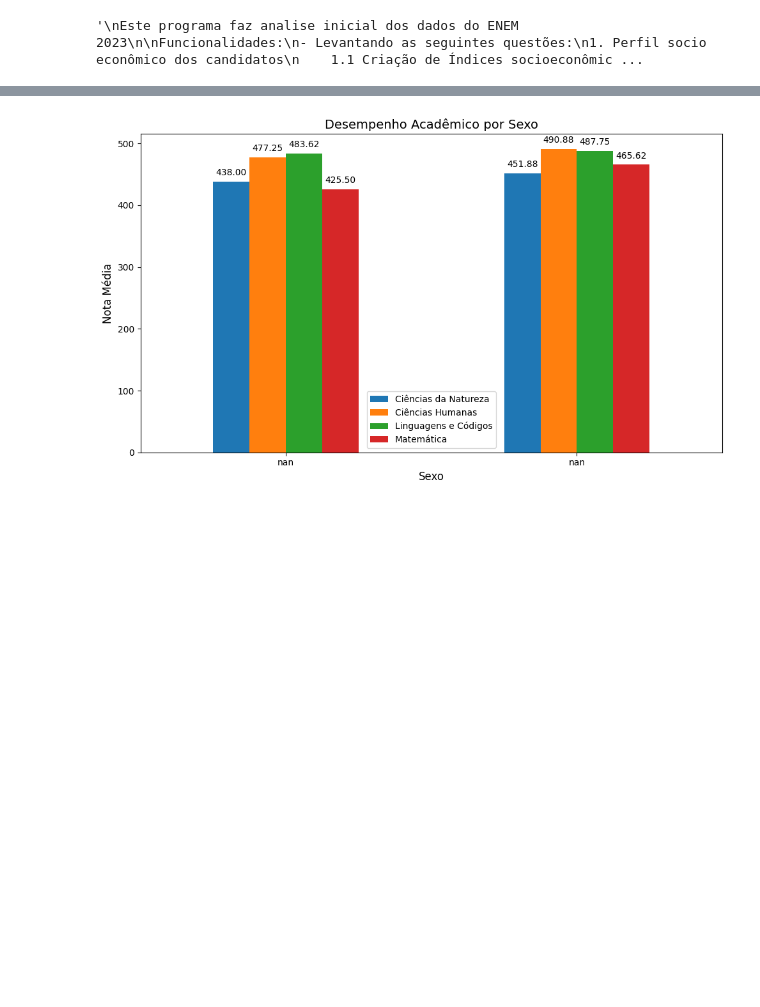
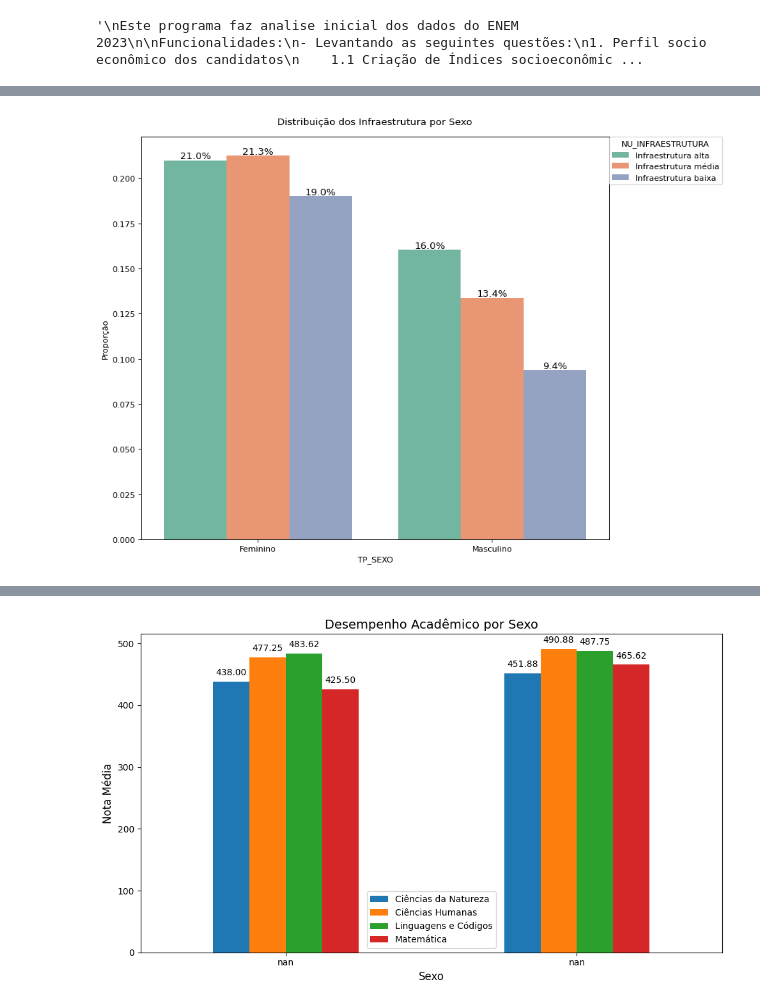
Before and after one commit to RafaelPetit/Microdados, a Jupyter notebook: microdados_V4.ipynb, the cells around one changed output, grey strips where cells are left out. Cells and saved outputs as stored; diff of their text form; code cells hidden in the pictures; blank space fills up the shorter version.

```diff
--- a/microdados_V4.ipynb
+++ b/microdados_V4.ipynb
@@ -996,0 +789,13 @@ plot_histograma(
+# %%
+# Distribuição dos Infraestrutura por Sexo
+plotar_histograma_porcentagem_por_hue(
+    df=microdados,
+    coluna_x='TP_SEXO',
+    coluna_hue='NU_INFRAESTRUTURA',
+    dicionario_x=sexo,
+    dicionario_hue=infraestrutura,
+    titulo='Distribuição dos Infraestrutura por Sexo',
+    rotacao_xticks=0,
+)
+# %% [output]
+[figure, added]
```
Also changed, not shown: parts of 46 cells of this notebook, 1 other file.
